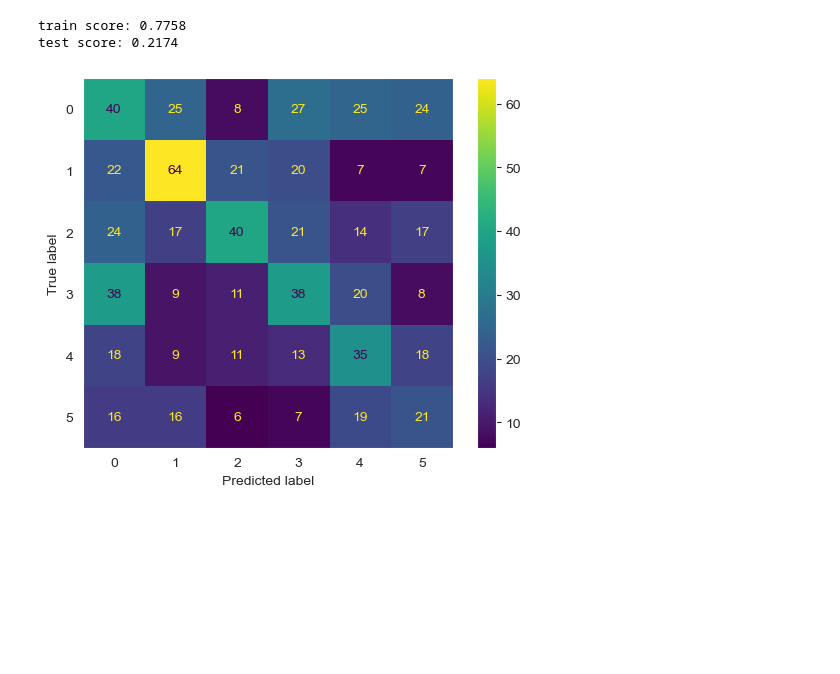
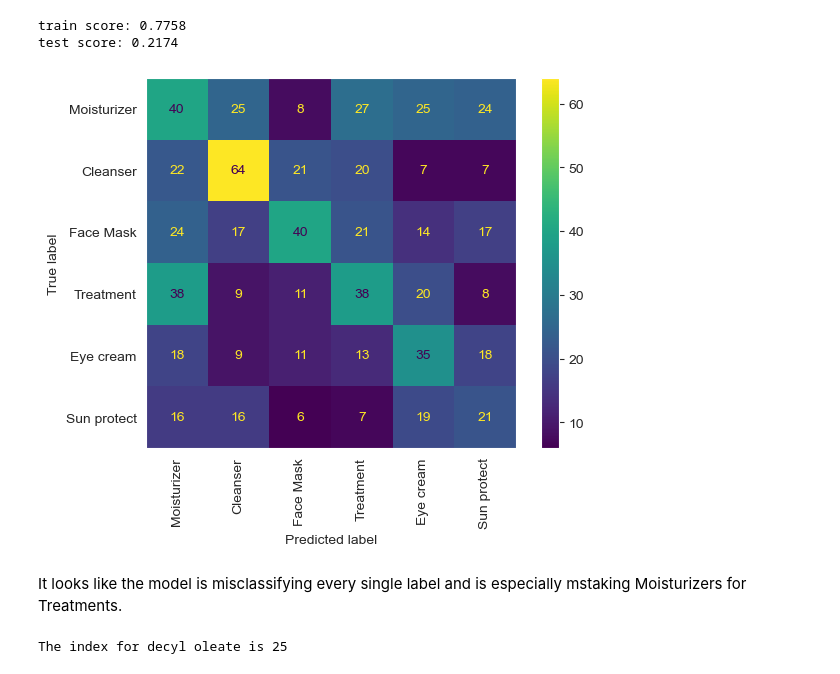
Before and after one commit to npagrawal/Product-Price-Prediction-Advanced-Machine-Learning, a Jupyter notebook: Notebook2.ipynb, the cells around one changed output. Drawn from its saved outputs; the diff is of its cells as text; code cells hidden in the pictures; blank space fills up the shorter version.

```diff
--- a/Notebook2.ipynb
+++ b/Notebook2.ipynb
@@ -150,7 +122,12 @@ print("test score: %.4f" % boost.score(y_test, pred_boost))
 train score: 0.7758
 test score: 0.2174
 # %%
-ConfusionMatrixDisplay.from_estimator(boost, X_test_ct, y_test)
+# confusion matrix for base classifier model
+ConfusionMatrixDisplay.from_estimator(boost, X_test_ct, y_test, xticks_rotation = "vertical",
+                                      display_labels = ["Moisturizer", "Cleanser", "Face Mask", "Treatment",
+                                                        "Eye cream", "Sun protect"])
 plt.grid(False);
 # %% [output]
-[figure, old version]
+[figure, new version]
+# %% [markdown]
+It looks like the model is misclassifying every single label and is especially mstaking Moisturizers for Treatments.
@@ -157,3 +136,24 @@ plt.grid(False);
+# %%
+# Initialize dictionary, list, and initial index
+ingredient_idx = {}
+corpus = []
+idx = 0
+
+# For loop for tokenization
+for i in range(len(df)):
+    ingredients = df['Ingredients'][i]
+    ingredients_lower = ingredients.lower()
+    tokens = ingredients_lower.split(', ')
+    corpus.append(tokens)
+    for ingredient in tokens:
+        if ingredient not in ingredient_idx:
+            ingredient_idx[ingredient] = idx
+            idx += 1
+
+# Check the result
+print("The index for decyl oleate is", ingredient_idx['decyl oleate'])
+# %% [output]
+The index for decyl oleate is 25
 # %%
 import string
 import re
```
Also changed, not shown: parts of 23 cells of this notebook, 2 other files.
